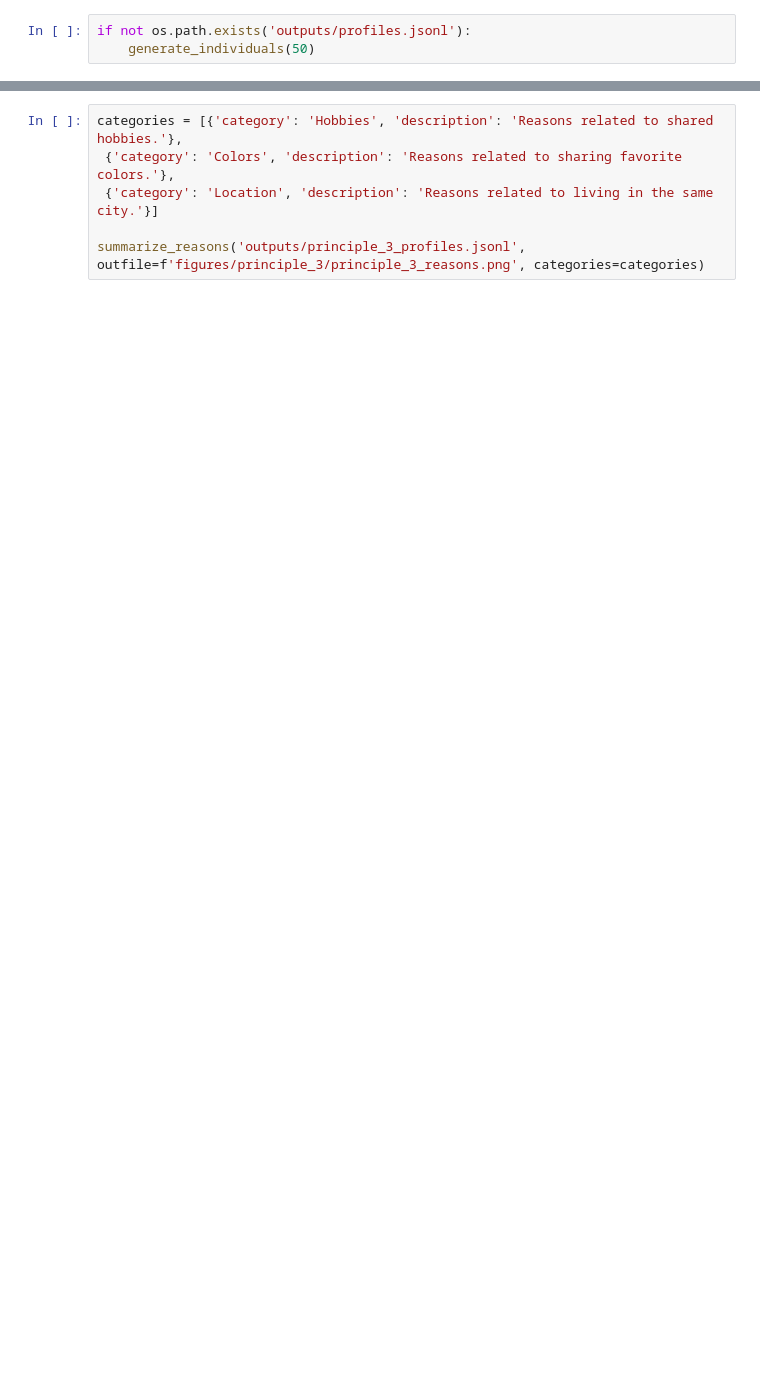
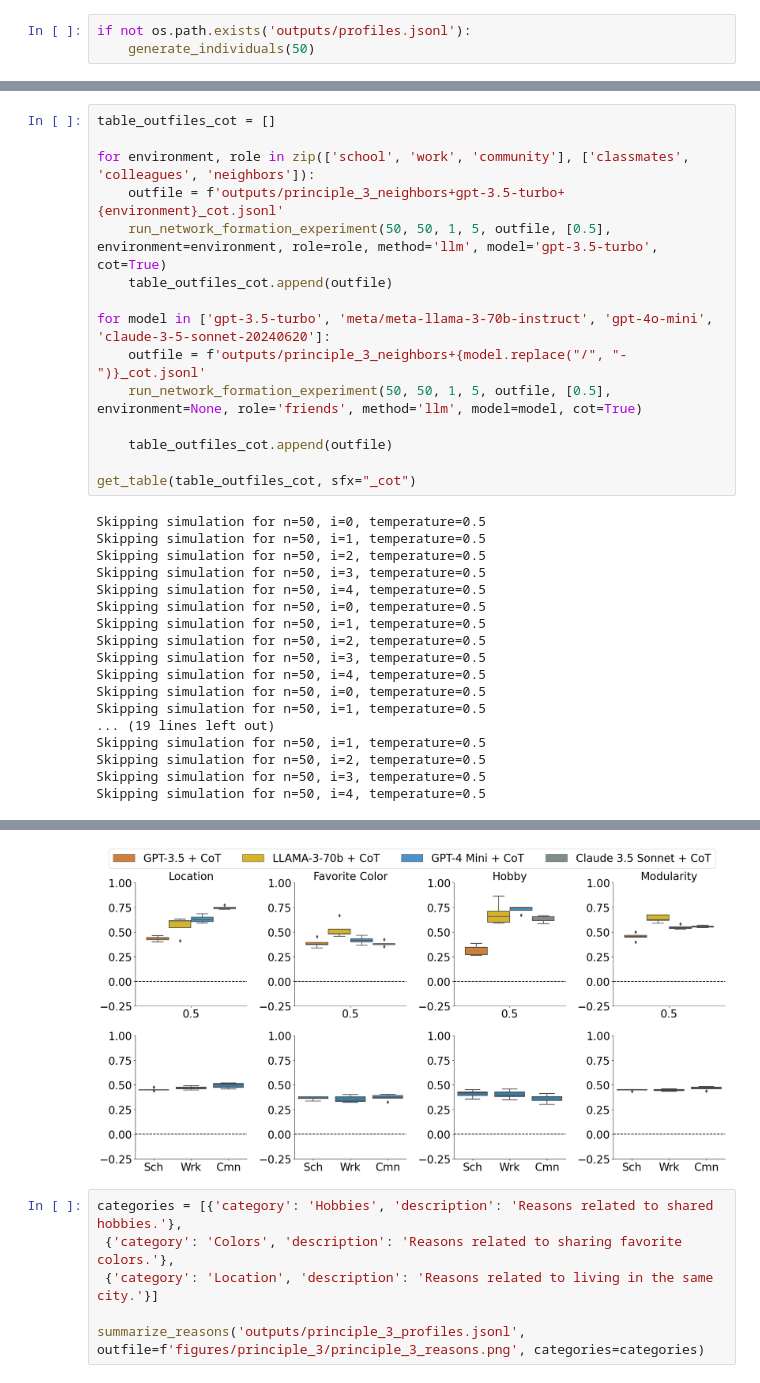
Before and after one commit to papachristoumarios/llm-network-formation, a Jupyter notebook: principle_3.ipynb, the cells around one changed output, grey strips where cells are left out. Cells and saved outputs as stored; diff of their text form; blank space fills up the shorter version.

```diff
--- a/principle_3.ipynb
+++ b/principle_3.ipynb
@@ -785,0 +859,33 @@ Error:
+# %%
+table_outfiles_cot = []
+
+for environment, role in zip(['school', 'work', 'community'], ['classmates', 'colleagues', 'neighbors']):
+    outfile = f'outputs/principle_3_neighbors+gpt-3.5-turbo+{environment}_cot.jsonl'
+    run_network_formation_experiment(50, 50, 1, 5, outfile, [0.5], environment=environment, role=role, method='llm', model='gpt-3.5-turbo', cot=True)
+    table_outfiles_cot.append(outfile)
+
+for model in ['gpt-3.5-turbo', 'meta/meta-llama-3-70b-instruct', 'gpt-4o-mini', 'claude-3-5-sonnet-20240620']:
+    outfile = f'outputs/principle_3_neighbors+{model.replace("/", "-")}_cot.jsonl'
+    run_network_formation_experiment(50, 50, 1, 5, outfile, [0.5], environment=None, role='friends', method='llm', model=model, cot=True)
+
+    table_outfiles_cot.append(outfile)
+
+get_table(table_outfiles_cot, sfx="_cot")
+# %% [output]
+Skipping simulation for n=50, i=0, temperature=0.5
+Skipping simulation for n=50, i=1, temperature=0.5
+Skipping simulation for n=50, i=2, temperature=0.5
+Skipping simulation for n=50, i=3, temperature=0.5
+Skipping simulation for n=50, i=4, temperature=0.5
+Skipping simulation for n=50, i=0, temperature=0.5
+Skipping simulation for n=50, i=1, temperature=0.5
+Skipping simulation for n=50, i=2, temperature=0.5
+Skipping simulation for n=50, i=3, temperature=0.5
+Skipping simulation for n=50, i=4, temperature=0.5
+Skipping simulation for n=50, i=0, temperature=0.5
+Skipping simulation for n=50, i=1, temperature=0.5
+... (19 lines left out)
+Skipping simulation for n=50, i=1, temperature=0.5
+Skipping simulation for n=50, i=2, temperature=0.5
+Skipping simulation for n=50, i=3, temperature=0.5
+Skipping simulation for n=50, i=4, temperature=0.5
@@ -786,3 +911,4 @@ Error:
+[figure, added]
 # %%
 categories = [{'category': 'Hobbies', 'description': 'Reasons related to shared hobbies.'},
  {'category': 'Colors', 'description': 'Reasons related to sharing favorite colors.'},
```
Also changed, not shown: parts of 3 cells of this notebook, 5 other files.
